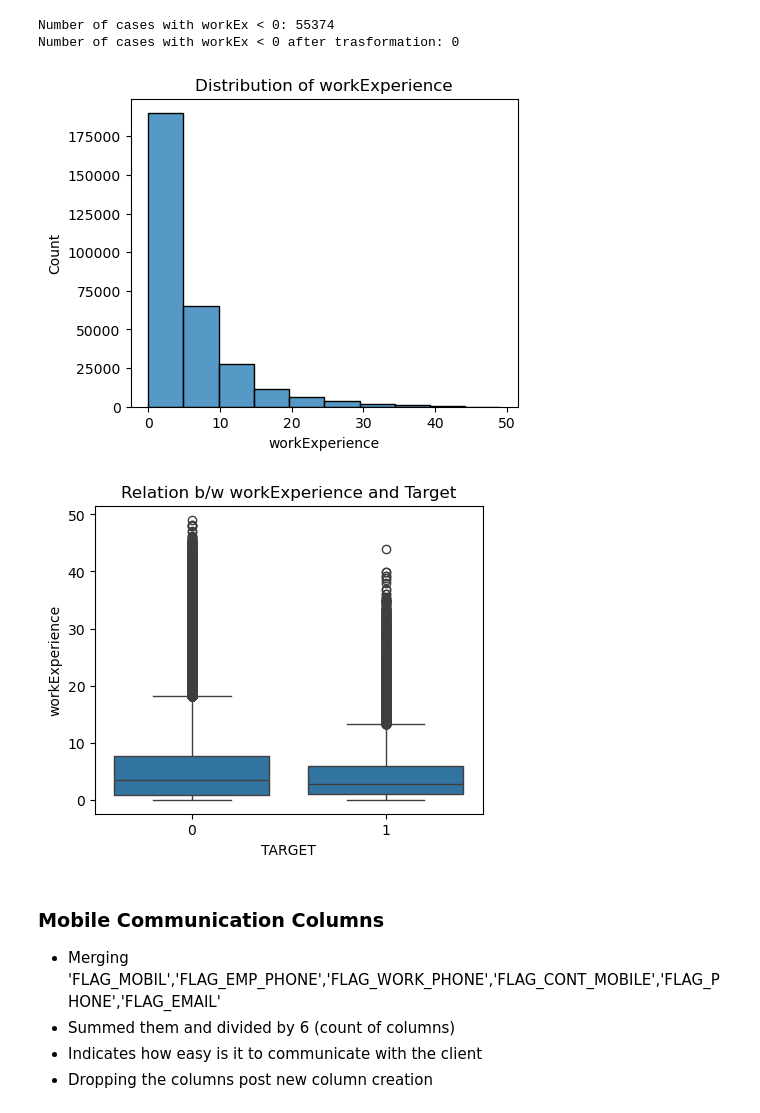
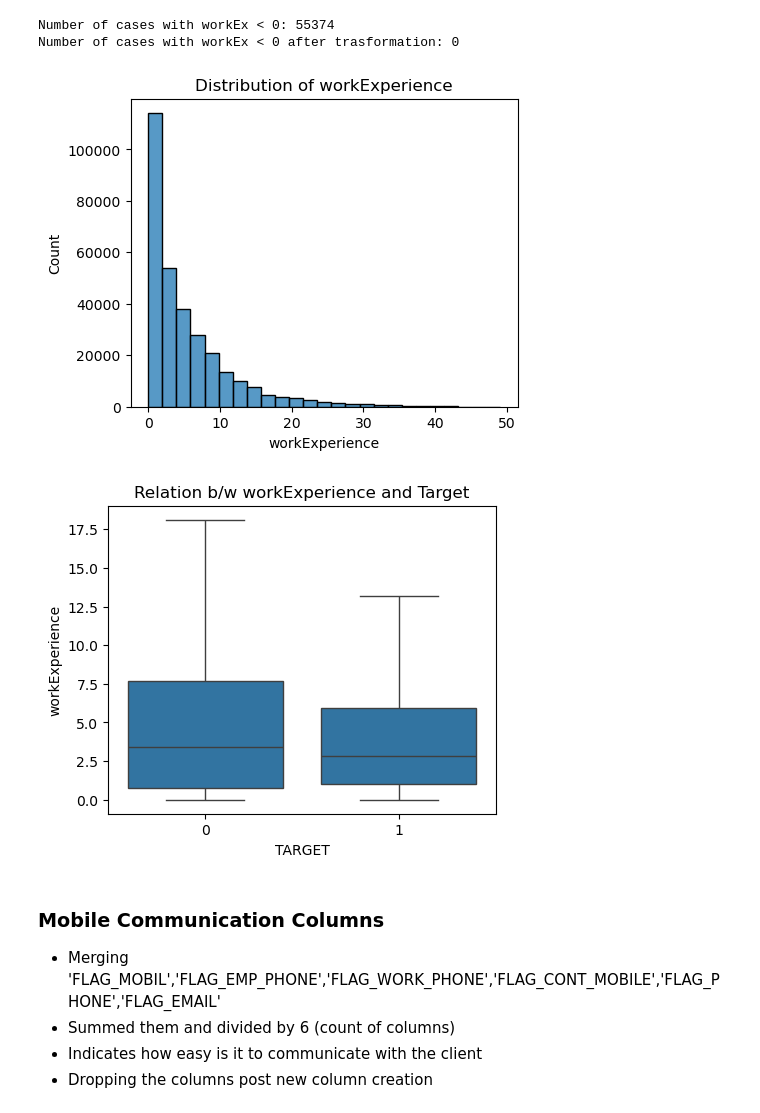
Before and after one commit to aver81/Loan-Defaulter-Classification, a Jupyter notebook: notebooks/LoanDefaulterEDA.ipynb, the cells around one changed output. Saved outputs shown, nothing was run; the diff lists cells and outputs as text; code cells hidden in the pictures.

```diff
--- a/notebooks/LoanDefaulterEDA.ipynb
+++ b/notebooks/LoanDefaulterEDA.ipynb
@@ -124,0 +151,3 @@ for _,row in appDes.iterrows():
+# %%
+# Feature Creation
+appData = appData.assign(missingData = appData.isna().mean(axis=1)*100)
@@ -161,18 +227,18 @@ Number of cases with workEx < 0 after trasformation: 0
 # %%
 # appData['workExperience'].dtype
 plt.figure(figsize=(5,4),dpi=100)
-sns.histplot(data=appData,x='workExperience',binwidth = 5)
+sns.histplot(data=appData,x='workExperience',binwidth = 2)
 plt.title("Distribution of workExperience")
 plt.show()
 # %% [output]
-[figure, old version]
+[figure, new version]
 # %%
 plt.figure(figsize=(5,4),dpi=100)
-sns.boxplot(data=appData, y='workExperience',x='TARGET')
+sns.boxplot(data=appData, y='workExperience',x='TARGET',showfliers=False)
 plt.title("Relation b/w workExperience and Target")
 plt.show()
 # %% [output]
-[figure, old version]
+[figure, new version]
 # %%
 # Dropping rows with wrong gender
 appData = appData[appData['CODE_GENDER'] != 'XNA']
```
Also changed, not shown: parts of 35 cells of this notebook.
